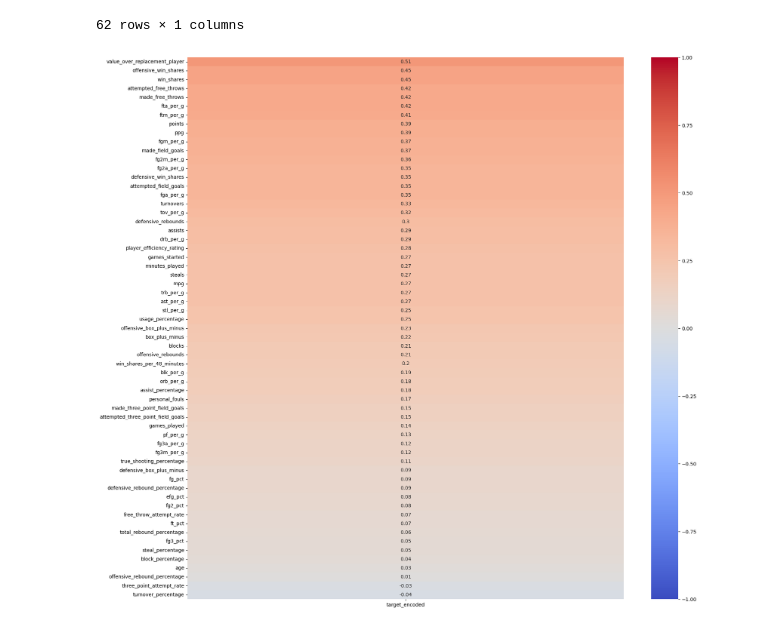
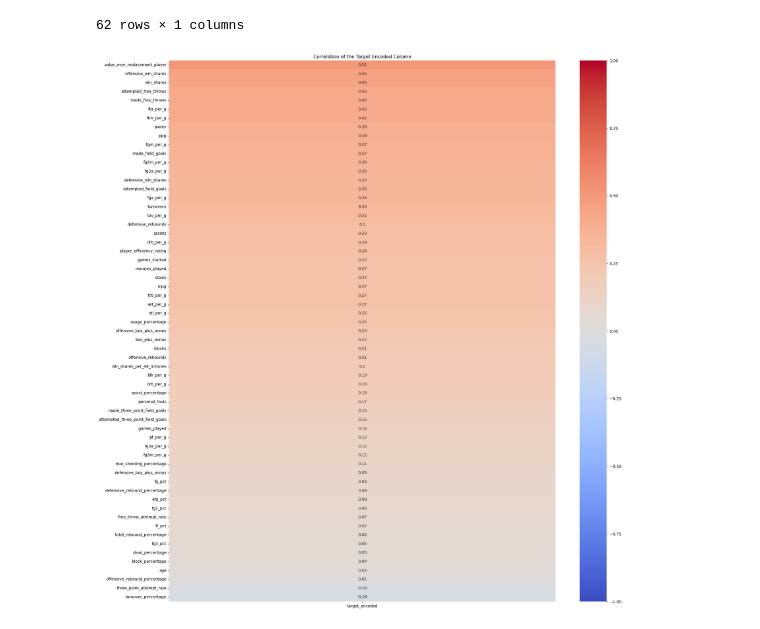
Before and after one commit to ewint814/All_NBA_Prediction, a Jupyter notebook: 02_Concat_EDA.ipynb, the cells around one changed output. Saved outputs shown, nothing was run; the diff lists cells and outputs as text; code cells hidden in the pictures.

```diff
--- a/02_Concat_EDA.ipynb
+++ b/02_Concat_EDA.ipynb
@@ -188,12 +188,16 @@ corr
 # %%
 plt.figure(figsize=(20, 20))
 corr = round(df_final.corr(numeric_only = True), 2)
 target_corr = corr[['target_encoded']].drop('target_encoded').sort_values(by='target_encoded', ascending=False)
 sns.heatmap(target_corr,
             vmin = -1,
             vmax = 1,
            annot = True,
             cmap = 'coolwarm'
            );
+plt.title('Correlation of the Target Encoded Column')
+
+plt.tight_layout()
+plt.savefig('./images/correlation.png')
 # %% [output]
-[figure, old version]
+[figure, new version]
```
Also changed, not shown: parts of 1 cell of this notebook, 7 other files.
